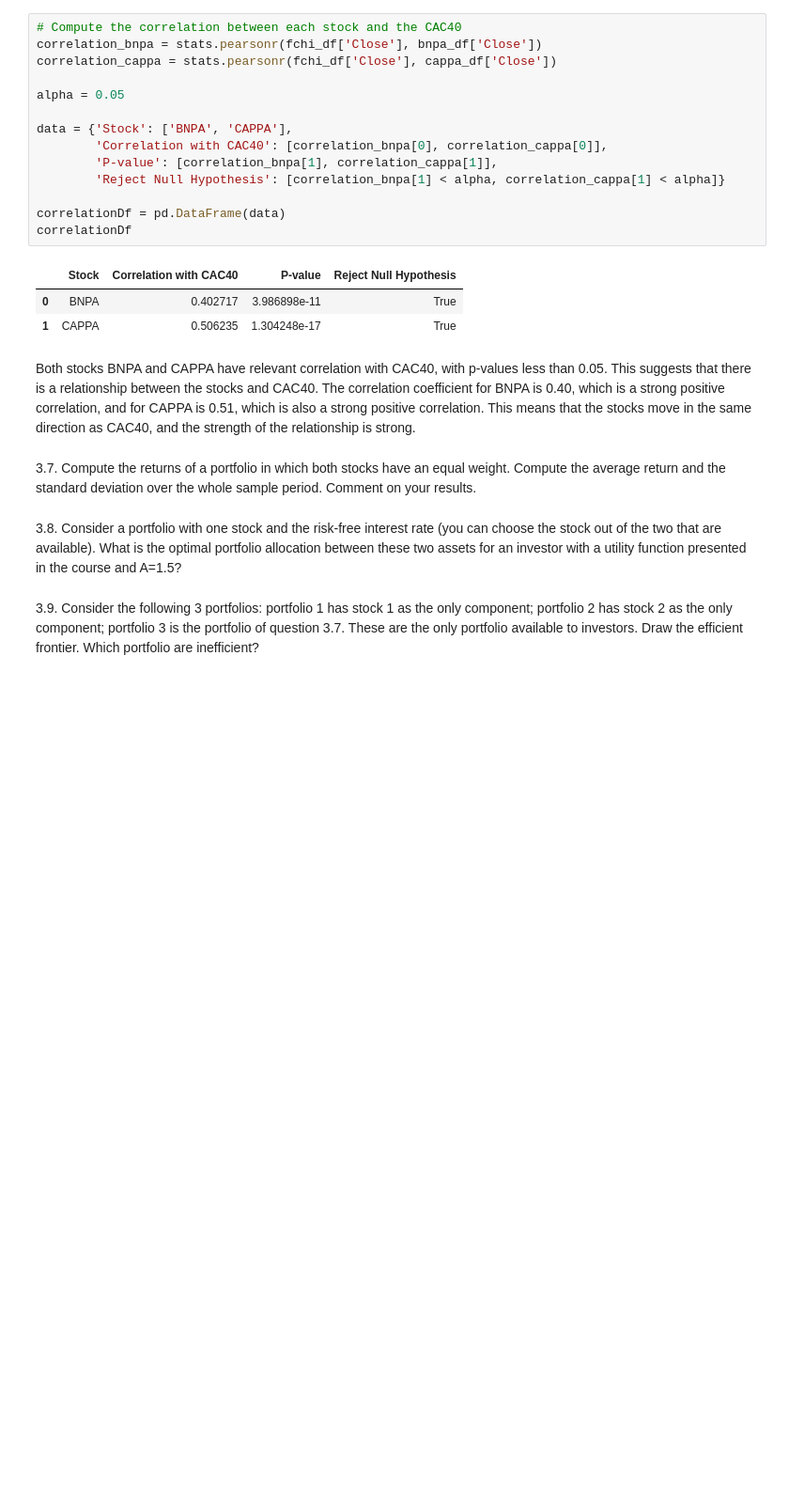
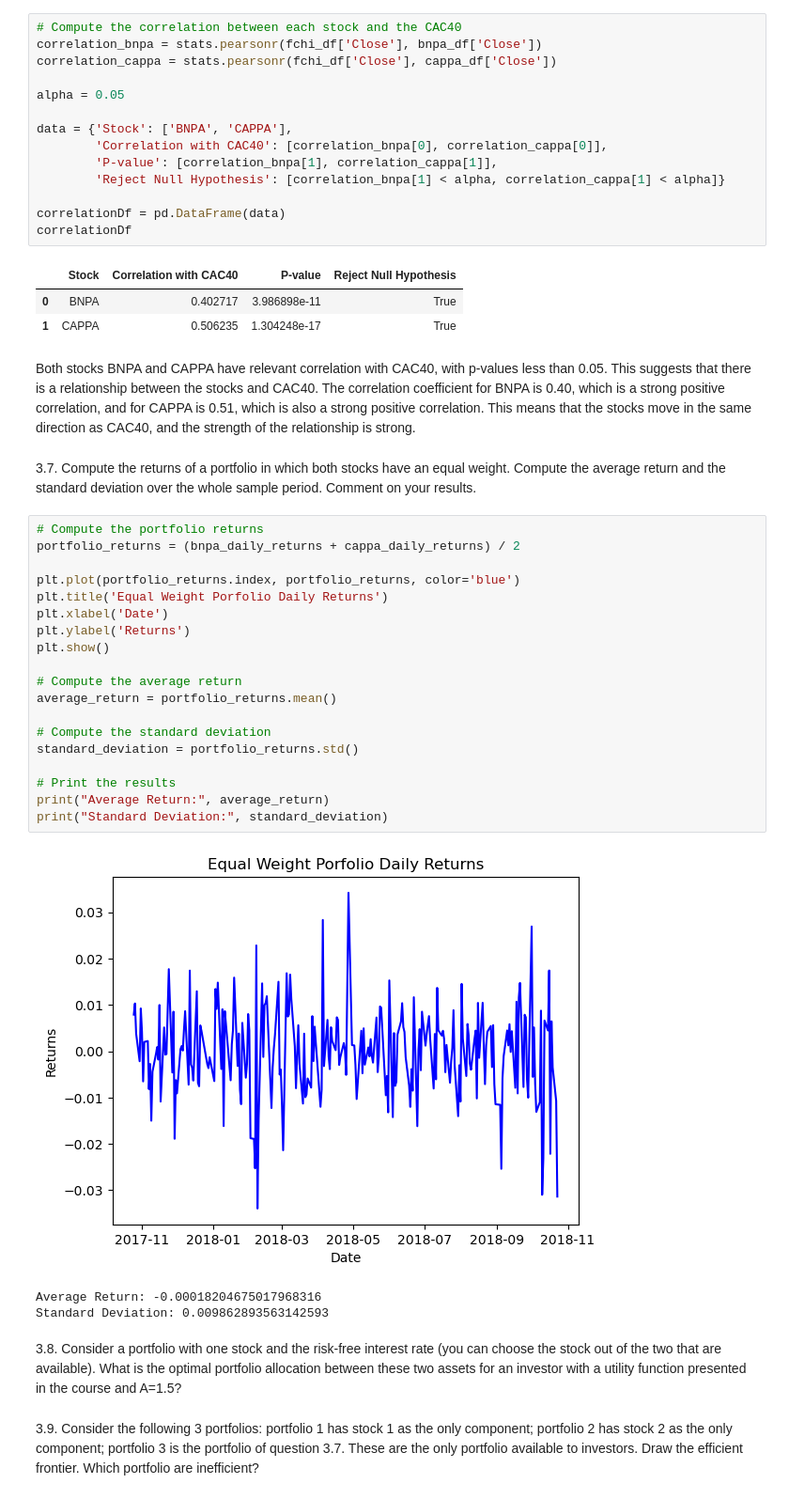
Before and after one commit to yurialvizi/mods205-digital-finance, a Jupyter notebook: project.ipynb, the cells around one changed output. Shown at 94% size. Cells and saved outputs as stored; diff of their text form; blank space fills up the shorter version.

```diff
--- a/project.ipynb
+++ b/project.ipynb
@@ -313,6 +313,29 @@ Both stocks BNPA and CAPPA have relevant correlation with CAC40, with p-values l
 3.7. Compute the returns of a portfolio in which both stocks have an equal weight. Compute
 the average return and the standard deviation over the whole sample period. Comment on
 your results.
+# %%
+# Compute the portfolio returns
+portfolio_returns = (bnpa_daily_returns + cappa_daily_returns) / 2
+
+plt.plot(portfolio_returns.index, portfolio_returns, color='blue')
+plt.title('Equal Weight Porfolio Daily Returns')
+plt.xlabel('Date')
+plt.ylabel('Returns')
+plt.show()
+
+# Compute the average return
+average_return = portfolio_returns.mean()
+
+# Compute the standard deviation
+standard_deviation = portfolio_returns.std()
+
+# Print the results
+print("Average Return:", average_return)
+print("Standard Deviation:", standard_deviation)
+# %% [output]
+[figure, added]
+Average Return: -0.00018204675017968316
+Standard Deviation: 0.009862893563142593
 # %% [markdown]
 3.8. Consider a portfolio with one stock and the risk-free interest rate (you can choose the
 stock out of the two that are available). What is the optimal portfolio allocation between these
```
Also changed, not shown: parts of 1 cell of this notebook.
